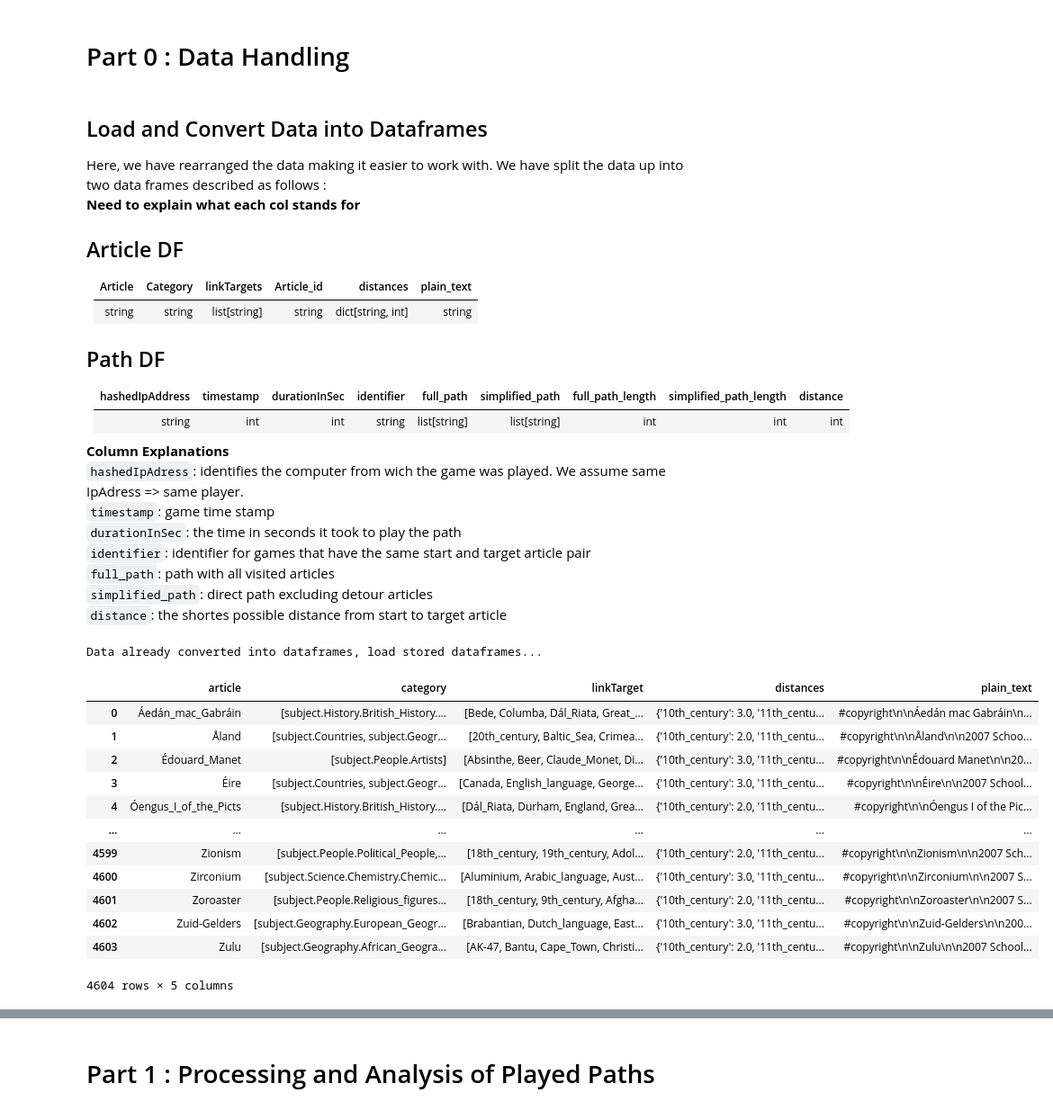
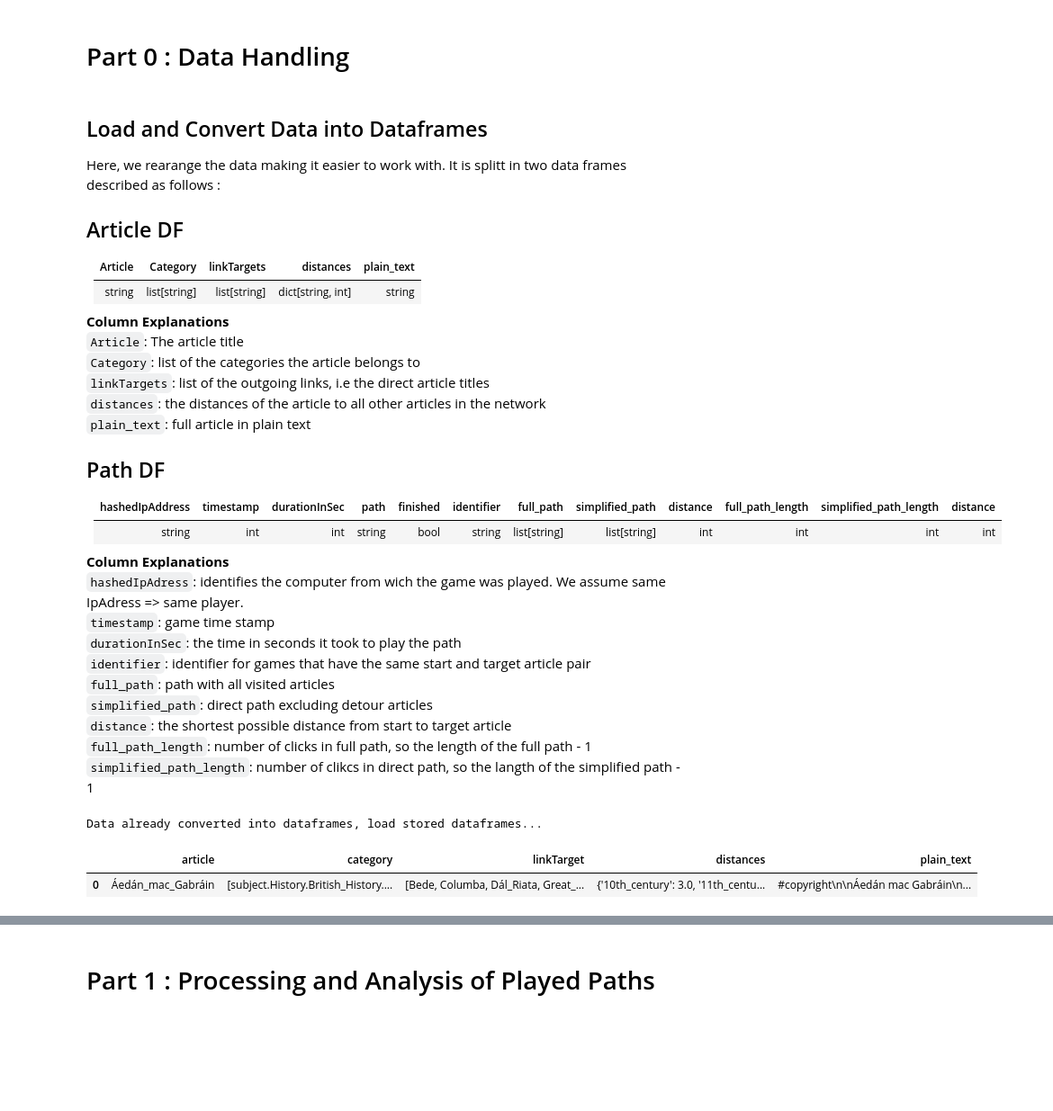
Before and after one commit to epfl-ada/ada-2024-project-adaholiks, a Jupyter notebook: Notebook_P3v2.ipynb, the cells around one changed output, grey strips where cells are left out. Shown at 90% size. Cells and saved outputs as stored; diff of their text form; code cells hidden in the pictures; blank space fills up the shorter version.

```diff
--- a/Notebook_P3v2.ipynb
+++ b/Notebook_P3v2.ipynb
@@ -45,20 +27,27 @@ from src.utils.helpers import plot_path_length_distributions, plot_by_distance,
 # Part 0 : Data Handling
 # %% [markdown]
 ## Load and Convert Data into Dataframes
- Here, we have rearranged the data making it easier to work with. We have split the data up into two data frames described as follows :
- **Need to explain what each col stands for**
+ Here, we rearange the data making it easier to work with. It is splitt in two data frames described as follows :
 
 
 ## Article DF
-| Article | Category |linkTargets | Article_id | distances | plain_text |
-| ------- | ---------- | ------------ | ---------- | ---------- | ---------- |
-| string | string | list[string] | string | dict[string, int] | string |
+| Article | Category |linkTargets | distances | plain_text |
+| ------- | ---------- | ------------ | ---------- | ---------- |
+| string | list[string] | list[string] | dict[string, int] | string |
+
+**Column Explanations**
+`Article`: The article title
+`Category`: list of the categories the article belongs to
+`linkTargets`: list of the outgoing links, i.e the direct article titles
+`distances`: the distances of the article to all other articles in the network
+`plain_text`: full article in plain text
+
+## Path DF
+| hashedIpAddress | timestamp   | durationInSec | path         | finished | identifier | full_path    | simplified_path | distance |full_path_length | simplified_path_length | distance |
+|------------------|------------|---------------|--------------|----------|------------|--------------|----------|-----------------|------------------|-----------------------|----------|
+| string           | int        | int           |     string   | bool     | string     | list[string] | list[string]  |  int   | int              | int                   | int      |
 
 
-## Path DF
-| hashedIpAddress | timestamp   | durationInSec | identifier | full_path    | simplified_path | full_path_length | simplified_path_length | distance |
-|------------------|------------|---------------|------------|--------------|-----------------|------------------|-----------------------|----------|
-| string           | int        | int           | string     | list[string] | list[string]    | int              | int                   | int      |
 
 **Column Explanations**
 `hashedIpAdress`: identifies the computer from wich the game was played. We assume same IpAdress => same player.
@@ -67,7 +56,9 @@ from src.utils.helpers import plot_path_length_distributions, plot_by_distance,
 `identifier`: identifier for games that have the same start and target article pair
 `full_path`: path with all visited articles
 `simplified_path`: direct path excluding detour articles
-`distance`: the shortes possible distance from start to target article
+`distance`: the shortest possible distance from start to target article
+`full_path_length`: number of clicks in full path, so the length of the full path - 1
+`simplified_path_length`: number of clikcs in direct path, so the langth of the simplified path - 1
 # %%
 # If the data has not already been loaded
 if not os.path.exists('Data/dataframes/article_dataframe.feather'):
@@ -88,19 +79,8 @@ else:
 # %% [output]
 Data already converted into dataframes, load stored dataframes...
 # %%
-article_df
+article_df.head(1)
 # %% [output]
 |  | article | category | linkTarget | distances | plain_text |
 | 0 | Áedán_mac_Gabráin | [subject.History.British_History.... | [Bede, Columba, Dál_Riata, Great_... | {'10th_century': 3.0, '11th_centu... | #copyright\n\nÁedán mac Gabráin\n... |
-| 1 | Åland | [subject.Countries, subject.Geogr... | [20th_century, Baltic_Sea, Crimea... | {'10th_century': 2.0, '11th_centu... | #copyright\n\nÅland\n\n2007 Schoo... |
-| 2 | Édouard_Manet | [subject.People.Artists] | [Absinthe, Beer, Claude_Monet, Di... | {'10th_century': 3.0, '11th_centu... | #copyright\n\nÉdouard Manet\n\n20... |
-| 3 | Éire | [subject.Countries, subject.Geogr... | [Canada, English_language, George... | {'10th_century': 3.0, '11th_centu... | #copyright\n\nÉire\n\n2007 School... |
-| 4 | Óengus_I_of_the_Picts | [subject.History.British_History.... | [Dál_Riata, Durham, England, Grea... | {'10th_century': 2.0, '11th_centu... | #copyright\n\nÓengus I of the Pic... |
-| ... | ... | ... | ... | ... | ... |
-| 4599 | Zionism | [subject.People.Political_People,... | [18th_century, 19th_century, Adol... | {'10th_century': 2.0, '11th_centu... | #copyright\n\nZionism\n\n2007 Sch... |
-| 4600 | Zirconium | [subject.Science.Chemistry.Chemic... | [Aluminium, Arabic_language, Aust... | {'10th_century': 3.0, '11th_centu... | #copyright\n\nZirconium\n\n2007 S... |
-| 4601 | Zoroaster | [subject.People.Religious_figures... | [18th_century, 9th_century, Afgha... | {'10th_century': 2.0, '11th_centu... | #copyright\n\nZoroaster\n\n2007 S... |
-| 4602 | Zuid-Gelders | [subject.Geography.European_Geogr... | [Brabantian, Dutch_language, East... | {'10th_century': 3.0, '11th_centu... | #copyright\n\nZuid-Gelders\n\n200... |
-| 4603 | Zulu | [subject.Geography.African_Geogra... | [AK-47, Bantu, Cape_Town, Christi... | {'10th_century': 2.0, '11th_centu... | #copyright\n\nZulu\n\n2007 School... |
-4604 rows × 5 columns
 # %%
```
Also changed, not shown: parts of 45 cells of this notebook, 4 other files.
